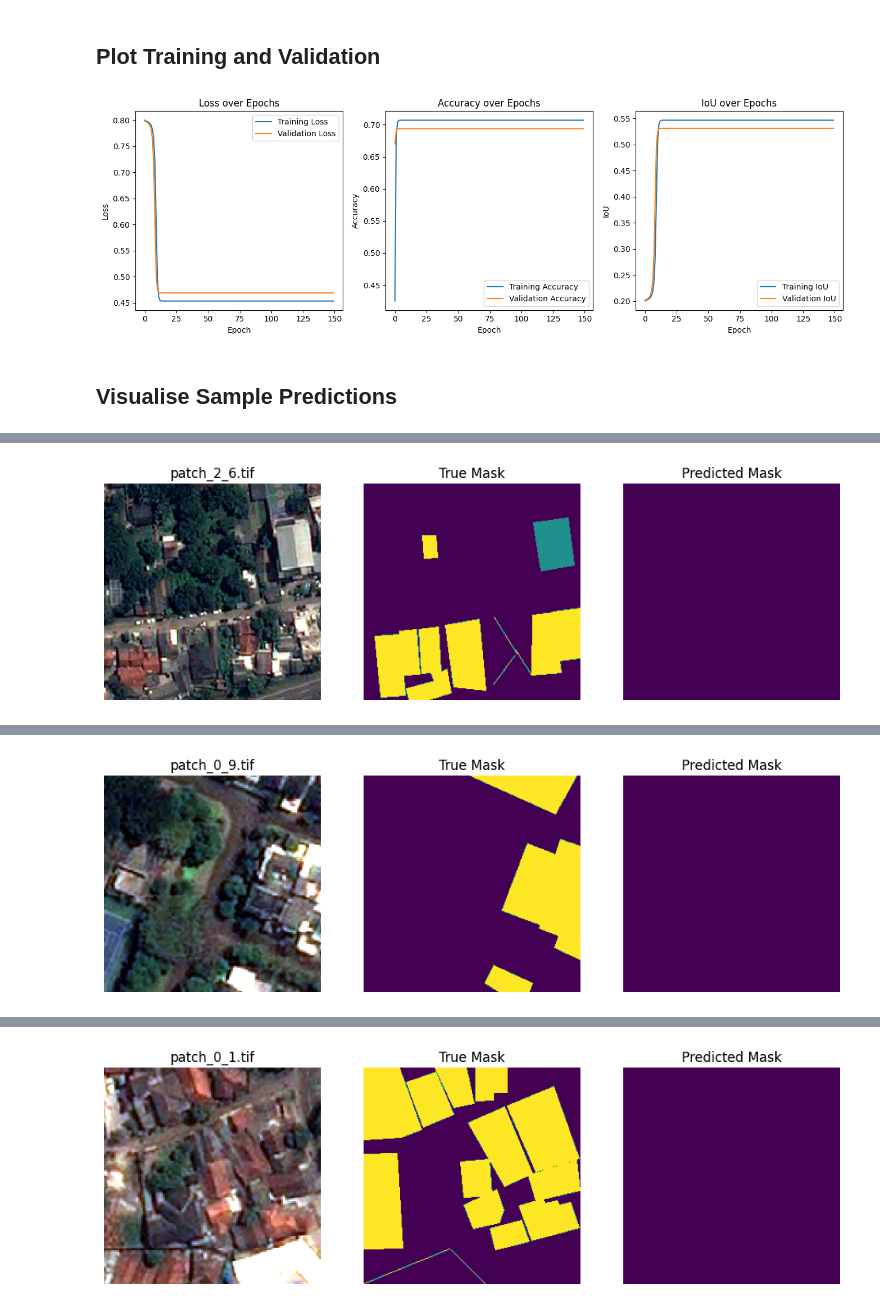
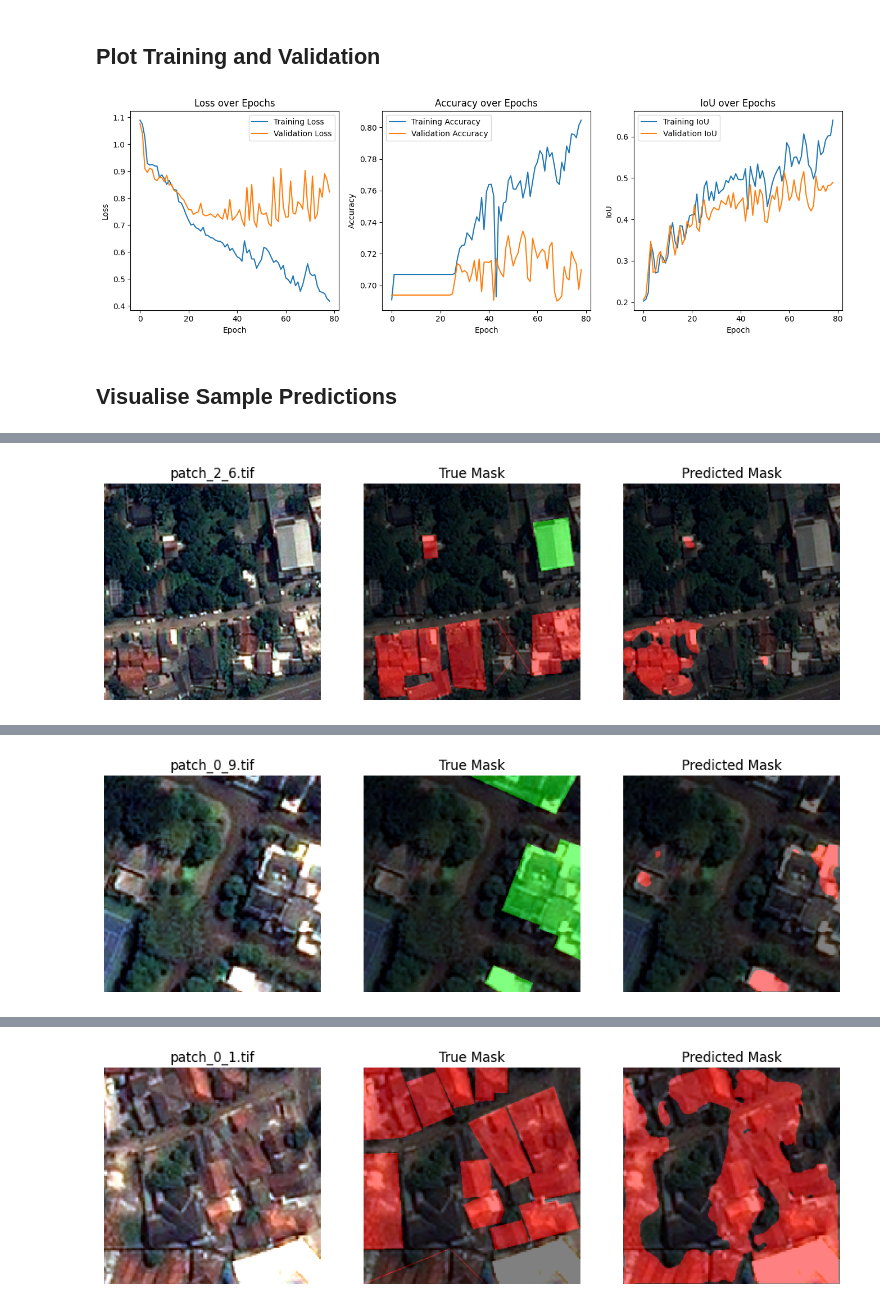
Before and after one commit to fajrunwm/geog0105, a Jupyter notebook: U_Net.ipynb, the cells around one changed output, grey strips where cells are left out. Cells and saved outputs as stored; diff of their text form; code cells hidden in the pictures.

Commit message:
Hyperparams tuning v12 using dataset_v4 with Categorical Crossentropy

```diff
--- a/U_Net.ipynb
+++ b/U_Net.ipynb
@@ -230,9 +244,9 @@ def jaccard_loss(y_true, y_pred):
 # %%
 model = unet_model()
 model.compile(optimizer=Adam(learning_rate=0.0001), # adjust for better result (0.00001 to 0.001), the smaller the better
-              #loss='categorical_crossentropy',
+              loss='categorical_crossentropy',
               #loss=dice_loss,
-              loss=jaccard_loss,
+              #loss=jaccard_loss,
               metrics=['accuracy', iou])
 model.summary()
 # %% [output]
@@ -277,7 +291,7 @@ plt.show()
 # %%
 # Early stopping to prevent overfitting
 early_stopping = EarlyStopping(monitor='val_loss',
-                               patience=10,  # adjust for better result (5, 10,  20), the higher can avoid overfitting
+                               patience=30,  # adjust for better result (5, 10,  20), the higher can avoid overfitting
                                restore_best_weights=True)
 
 # Data augmentation for training
@@ -292,9 +306,9 @@ datagen.fit(x_train)
 # Train the model
 history = model.fit(x_train, y_train,
                     validation_data=(x_val, y_val),
-                    epochs=150, # adjust for better result (20, 30, ..., 100, 200), larger number can lead to better convergence and overfitting, vice versa
-                    batch_size=16, # adjust for better result (4, 8, 16, 32, 64), smaller number requires more memory and longer training times, larger number requires more computational resources.
-                    #callbacks=[early_stopping]
+                    epochs=100, # adjust for better result (20, 30, ..., 100, 200), larger number can lead to better convergence and overfitting, vice versa
+                    batch_size=8, # adjust for better result (4, 8, 16, 32, 64), smaller number requires more memory and longer training times, larger number requires more computational resources.
+                    callbacks=[early_stopping]
                     )
 
 # Collecting IoU values
@@ -349,10 +363,26 @@ ax3.set_ylabel('IoU')
 plt.tight_layout()
 plt.show()
 # %% [output]
-[figure, old version]
+[figure, new version]
 # %% [markdown]
 ## Visualise Sample Predictions
 # %%
+# Define the label-to-color mapping
+label_to_color = {
+    0: (0, 0, 0),        # _background_ - Black
+    1: (0, 255, 0),      # formal - Green
+    2: (255, 0, 0)       # informal - Red
+}
+
+# Function to convert mask to RGB image using label-to-color mapping
+def mask_to_rgb(mask):
+    height, width = mask.shape
+    rgb_mask = np.zeros((height, width, 3), dtype=np.uint8)
+    for label, color in label_to_color.items():
+        rgb_mask[mask == label] = color
+    return rgb_mask
+
+# Plot sample predictions with color mapping
 def plot_sample_predictions(model, x_val, y_val, image_files):
     num_samples = len(x_val)
 
@@ -360,9 +390,6 @@ def plot_sample_predictions(model, x_val, y_val, image_files):
         x_sample = x_val[i]
         y_true = np.argmax(y_val[i], axis=-1)
         y_pred = np.argmax(model.predict(np.expand_dims(x_sample, axis=0)), axis=-1).squeeze()
-
-        # Evaluate the model
-        loss, accuracy, iou_score = model.evaluate(x_val, y_val)
 
         # Get the file name for the current sample
         file_name = image_files[i]
@@ -373,15 +400,21 @@ def plot_sample_predictions(model, x_val, y_val, image_files):
         ax1.set_title(f'{file_name}')
         ax1.axis('off')
 
-        ax2.imshow(y_true)
+        ax2.imshow(x_sample)
+        ax2.imshow(mask_to_rgb(y_true), alpha=0.5)
         ax2.set_title('True Mask')
         ax2.axis('off')
 
-        ax3.imshow(y_pred)
+        ax3.imshow(x_sample)
+        ax3.imshow(mask_to_rgb(y_pred), alpha=0.5)
         ax3.set_title('Predicted Mask')
         ax3.axis('off')
 
         plt.show()
 
+# Evaluate the model (not necessary to do this in every loop iteration)
+loss, accuracy, iou_score = model.evaluate(x_val, y_val)
+
+# Assuming model, x_val, y_val, and image_files are defined
 plot_sample_predictions(model, x_val, y_val, image_files)
 # %% [output]
@@ -390 +423 @@ plot_sample_predictions(model, x_val, y_val, image_files)
-[figure, old version]
+[figure, new version]
@@ -393 +425 @@ plot_sample_predictions(model, x_val, y_val, image_files)
-[figure, old version]
+[figure, new version]
@@ -396 +427 @@ plot_sample_predictions(model, x_val, y_val, image_files)
-[figure, old version]
+[figure, new version]
```
Also changed, not shown: parts of 9 cells of this notebook.
